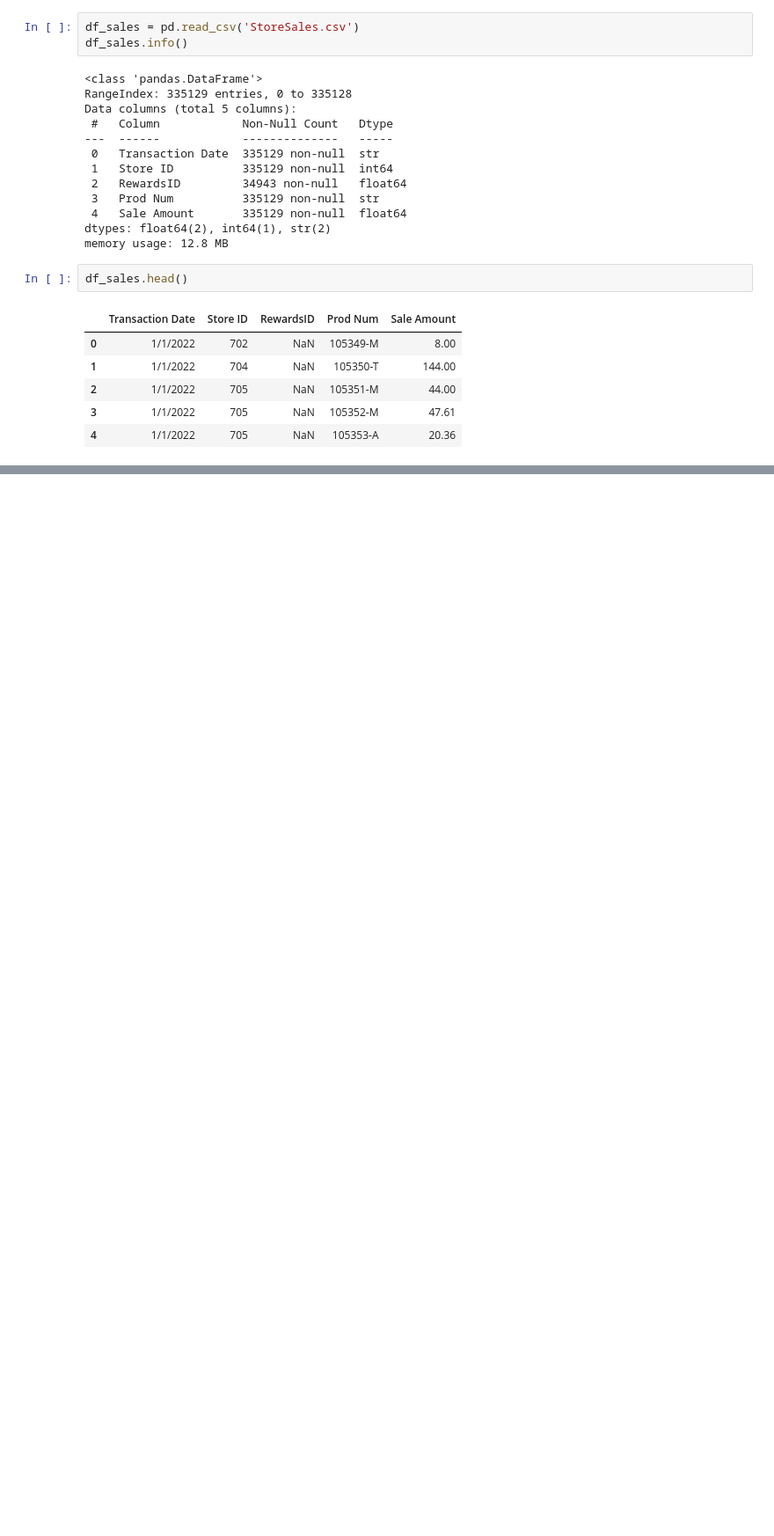
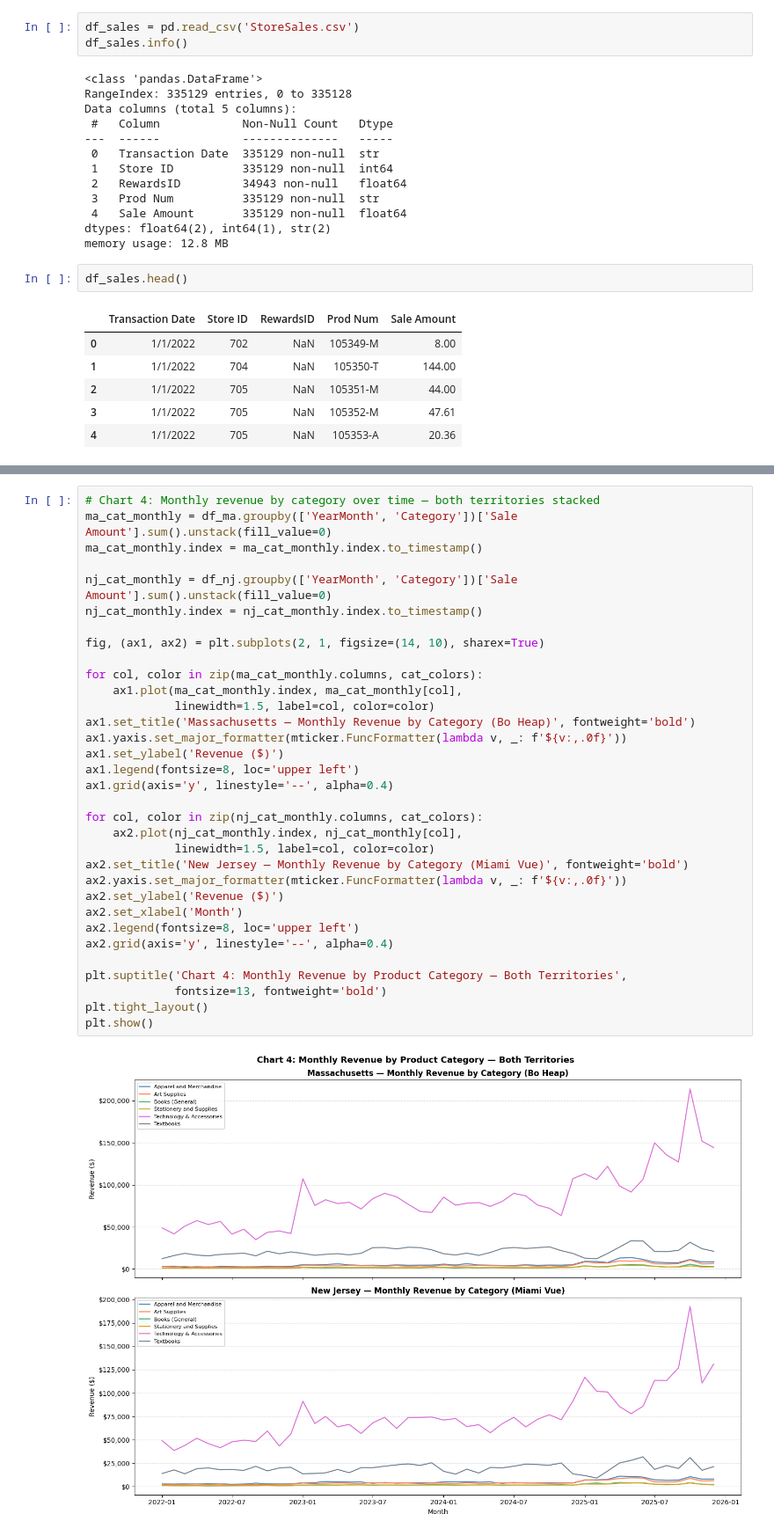
Before and after one commit to Samiaomer/Capstone_2, a Jupyter notebook: omer_sales_analysis.ipynb, the cells around one changed output, grey strips where cells are left out. Shown at 88% size. Drawn from its saved outputs; the diff is of its cells as text; blank space fills up the shorter version.

```diff
--- a/omer_sales_analysis.ipynb
+++ b/omer_sales_analysis.ipynb
@@ -171,0 +671,35 @@ df_sales.head()
+# %%
+# Chart 4: Monthly revenue by category over time — both territories stacked
+ma_cat_monthly = df_ma.groupby(['YearMonth', 'Category'])['Sale Amount'].sum().unstack(fill_value=0)
+ma_cat_monthly.index = ma_cat_monthly.index.to_timestamp()
+
+nj_cat_monthly = df_nj.groupby(['YearMonth', 'Category'])['Sale Amount'].sum().unstack(fill_value=0)
+nj_cat_monthly.index = nj_cat_monthly.index.to_timestamp()
+
+fig, (ax1, ax2) = plt.subplots(2, 1, figsize=(14, 10), sharex=True)
+
+for col, color in zip(ma_cat_monthly.columns, cat_colors):
+    ax1.plot(ma_cat_monthly.index, ma_cat_monthly[col],
+             linewidth=1.5, label=col, color=color)
+ax1.set_title('Massachusetts — Monthly Revenue by Category (Bo Heap)', fontweight='bold')
+ax1.yaxis.set_major_formatter(mticker.FuncFormatter(lambda v, _: f'${v:,.0f}'))
+ax1.set_ylabel('Revenue ($)')
+ax1.legend(fontsize=8, loc='upper left')
+ax1.grid(axis='y', linestyle='--', alpha=0.4)
+
+for col, color in zip(nj_cat_monthly.columns, cat_colors):
+    ax2.plot(nj_cat_monthly.index, nj_cat_monthly[col],
+             linewidth=1.5, label=col, color=color)
+ax2.set_title('New Jersey — Monthly Revenue by Category (Miami Vue)', fontweight='bold')
+ax2.yaxis.set_major_formatter(mticker.FuncFormatter(lambda v, _: f'${v:,.0f}'))
+ax2.set_ylabel('Revenue ($)')
+ax2.set_xlabel('Month')
+ax2.legend(fontsize=8, loc='upper left')
+ax2.grid(axis='y', linestyle='--', alpha=0.4)
+
+plt.suptitle('Chart 4: Monthly Revenue by Product Category — Both Territories',
+             fontsize=13, fontweight='bold')
+plt.tight_layout()
+plt.show()
+# %% [output]
+[figure, added]
```
Also changed, not shown: parts of 43 cells of this notebook.
